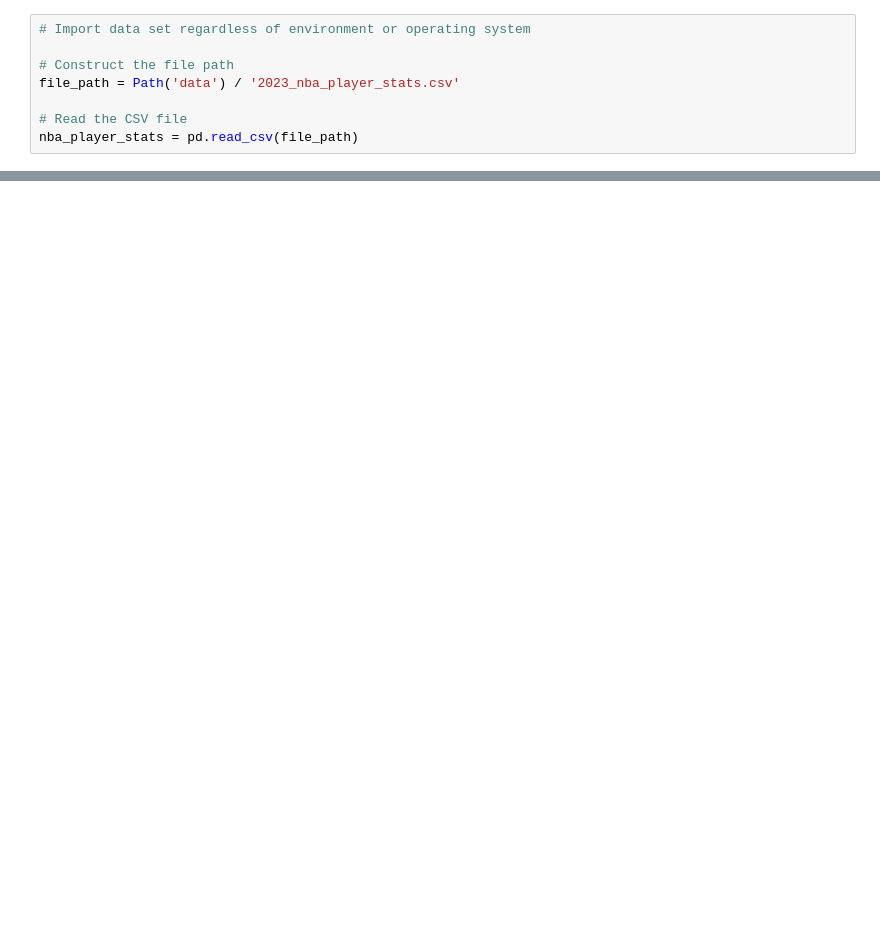
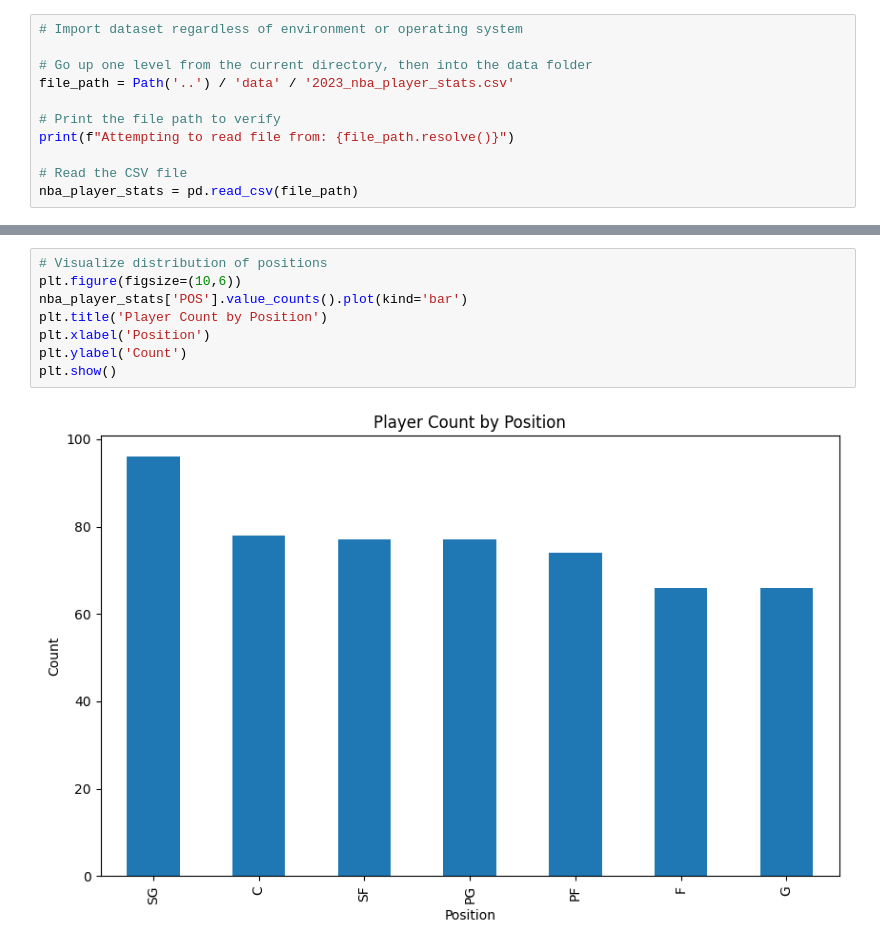
Before and after one commit to JoshuaDarilek/NBA_Stats_Data_Analysis_Project, a Jupyter notebook: notebooks/data_exploration.ipynb, the cells around one changed output, grey strips where cells are left out. Drawn from its saved outputs; the diff is of its cells as text; blank space fills up the shorter version.

Commit message:
working on data_exploration - plot RQ1 & RQ2

```diff
--- a/notebooks/data_exploration.ipynb
+++ b/notebooks/data_exploration.ipynb
@@ -8,10 +31,13 @@ import matplotlib as plt
 import seaborn as sns
 from pathlib import Path
 # %%
-# Import data set regardless of environment or operating system
+# Import dataset regardless of environment or operating system
 
-# Construct the file path
-file_path = Path('data') / '2023_nba_player_stats.csv'
+# Go up one level from the current directory, then into the data folder
+file_path = Path('..') / 'data' / '2023_nba_player_stats.csv'
+
+# Print the file path to verify
+print(f"Attempting to read file from: {file_path.resolve()}")
 
 # Read the CSV file
 nba_player_stats = pd.read_csv(file_path)
@@ -19,0 +112,10 @@ FileNotFoundError: [Errno 2] No such file or directory: 'data/2023_nba_player_st
+# %%
+# Visualize distribution of positions
+plt.figure(figsize=(10,6))
+nba_player_stats['POS'].value_counts().plot(kind='bar')
+plt.title('Player Count by Position')
+plt.xlabel('Position')
+plt.ylabel('Count')
+plt.show()
+# %% [output]
+[figure, added]
```
Also changed, not shown: parts of 8 cells of this notebook.
